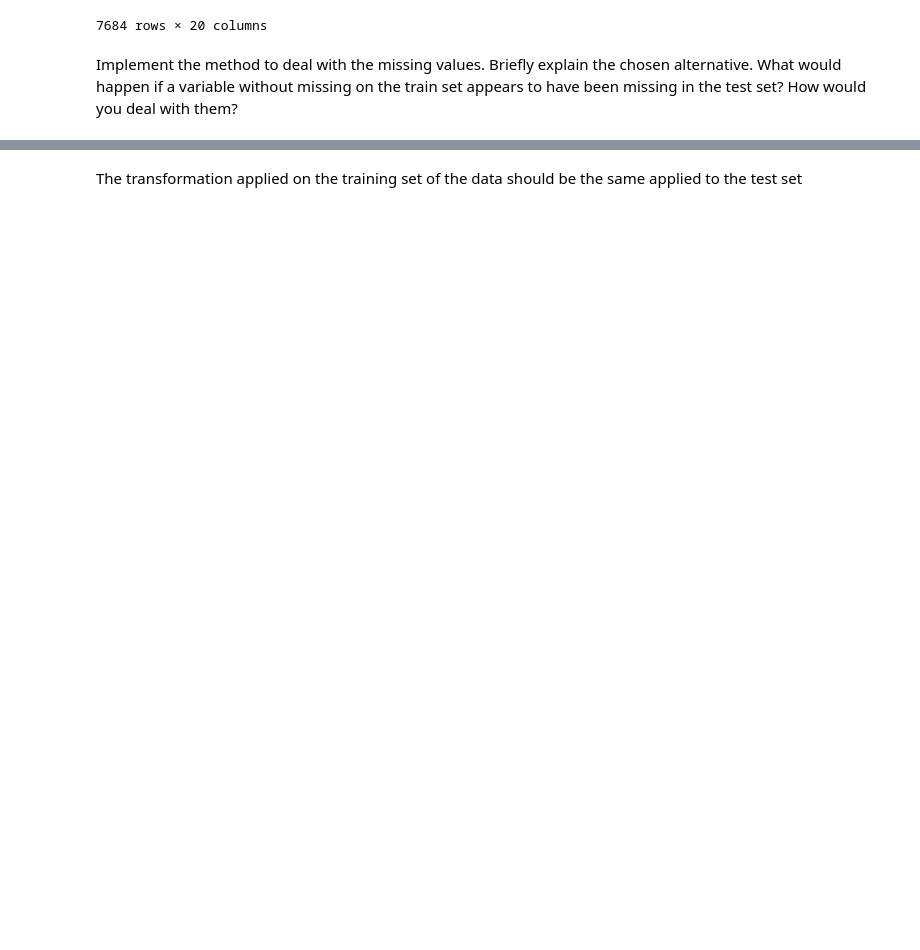
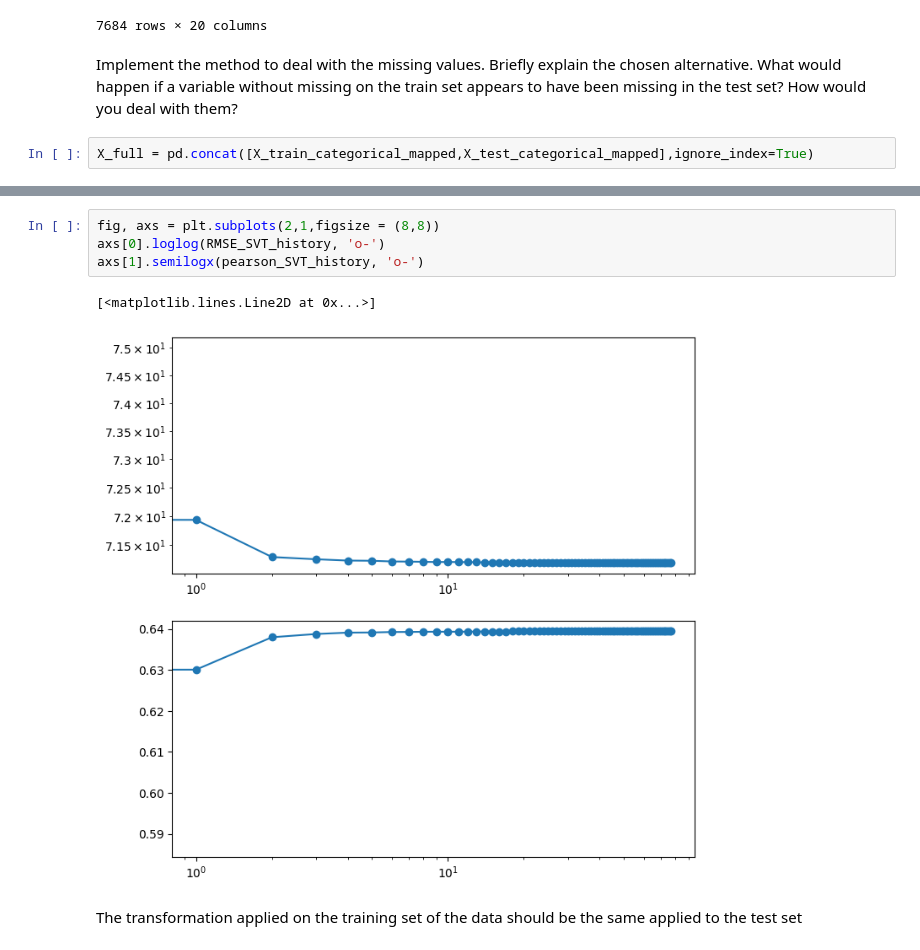
Before and after one commit to SailorGeorge/BiomedicalDataScience_LAB04, a Jupyter notebook: Lab4.ipynb, the cells around one changed output, grey strips where cells are left out. Saved outputs shown, nothing was run; the diff lists cells and outputs as text; blank space fills up the shorter version.

```diff
--- a/Lab4.ipynb
+++ b/Lab4.ipynb
@@ -288,3 +346,5 @@ X_test_categorical_mapped
 Implement the method to deal with the missing values. Briefly explain the chosen alternative. What
 would happen if a variable without missing on the train set appears to have been missing in the test
 set? How would you deal with them?
+# %%
+X_full = pd.concat([X_train_categorical_mapped,X_test_categorical_mapped],ignore_index=True)
@@ -291,2 +453,9 @@ set? How would you deal with them?
+# %%
+fig, axs = plt.subplots(2,1,figsize = (8,8))
+axs[0].loglog(RMSE_SVT_history, 'o-')
+axs[1].semilogx(pearson_SVT_history, 'o-')
+# %% [output]
+[<matplotlib.lines.Line2D at 0x...>]
+[figure, added]
 # %% [markdown]
 The transformation applied on the training set of the data should be the same applied to the test set
```
Also changed, not shown: parts of 12 cells of this notebook.
